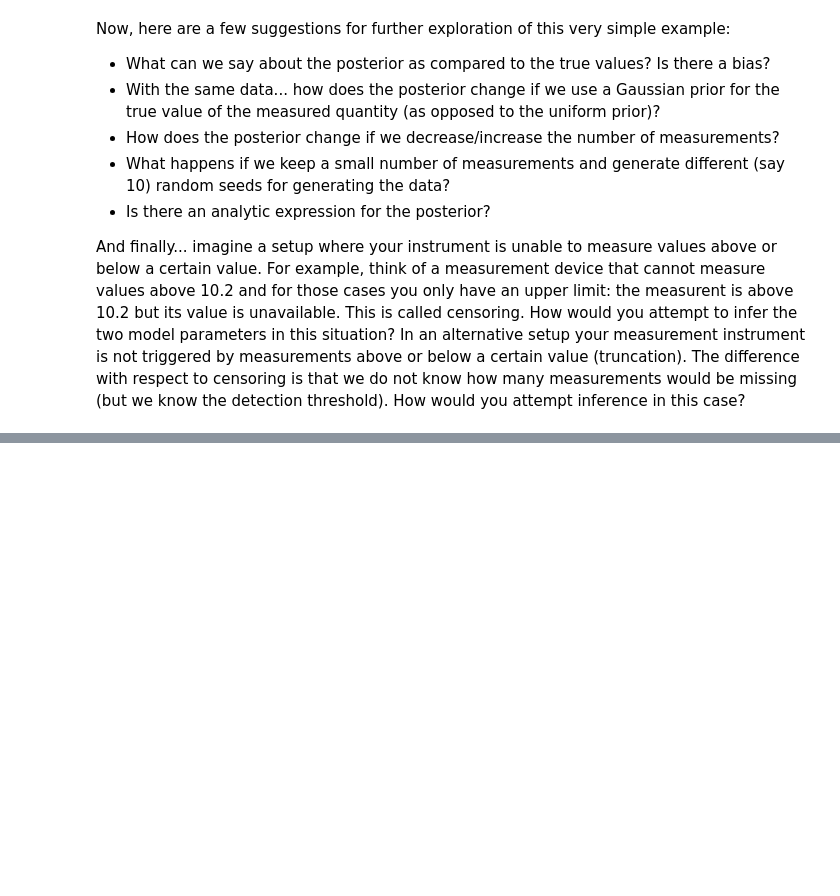
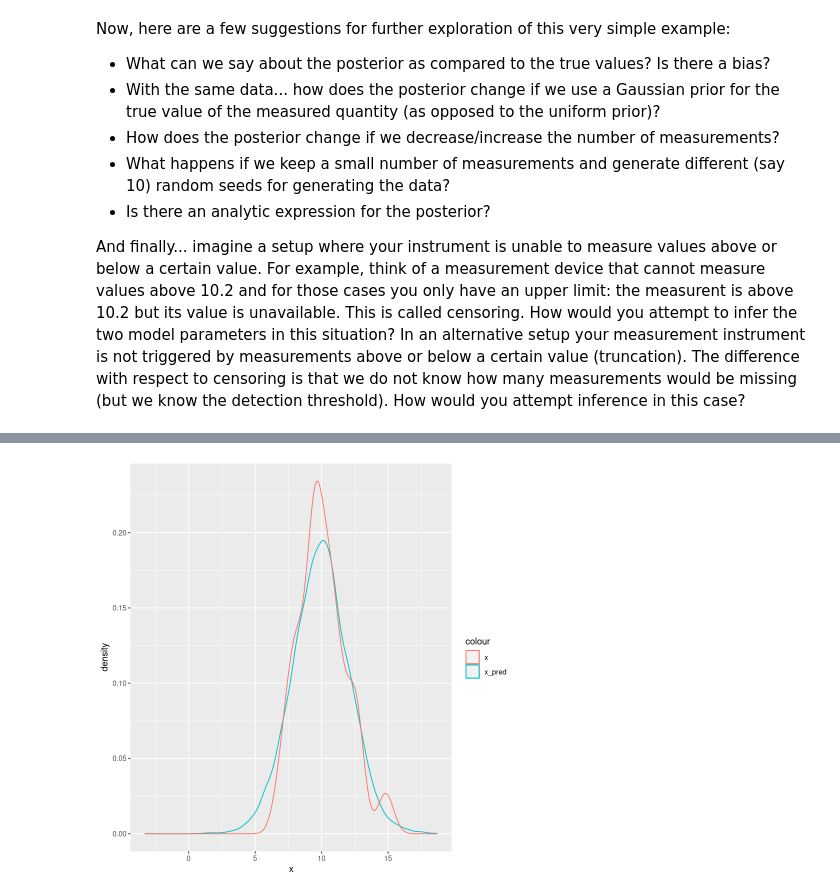
Before and after one commit to surtich/MBJ-examples, a Jupyter notebook: Infer the parameters of a Gaussian from data.ipynb, the cells around one changed output, grey strips where cells are left out. Saved outputs shown, nothing was run; the diff lists cells and outputs as text; code cells hidden in the pictures; blank space fills up the shorter version.

```diff
--- a/Infer the parameters of a Gaussian from data.ipynb
+++ b/Infer the parameters of a Gaussian from data.ipynb
@@ -105,0 +177,5 @@ And finally... imagine a setup where your instrument is unable to measure values
+# %%
+post2_samples <- sample_n(grid, size=10000, weight=post2, replace=T) %>%
+    mutate(x2_pred = rnorm(n(), mean=mu, sd=sigma)) %>% as_tibble()
+
+head(post2_samples)
@@ -105,0 +192,7 @@ And finally... imagine a setup where your instrument is unable to measure values
+# %%
+post2_samples %>% ggplot() +
+    geom_density(aes(x = x2_pred, color="x_pred")) +
+    geom_density(data=as_tibble(x), aes(x=value, color="x")) +
+    xlab("x")
+# %% [output]
+[figure, added]
```
Also changed, not shown: parts of 29 cells of this notebook, 2 other files.
